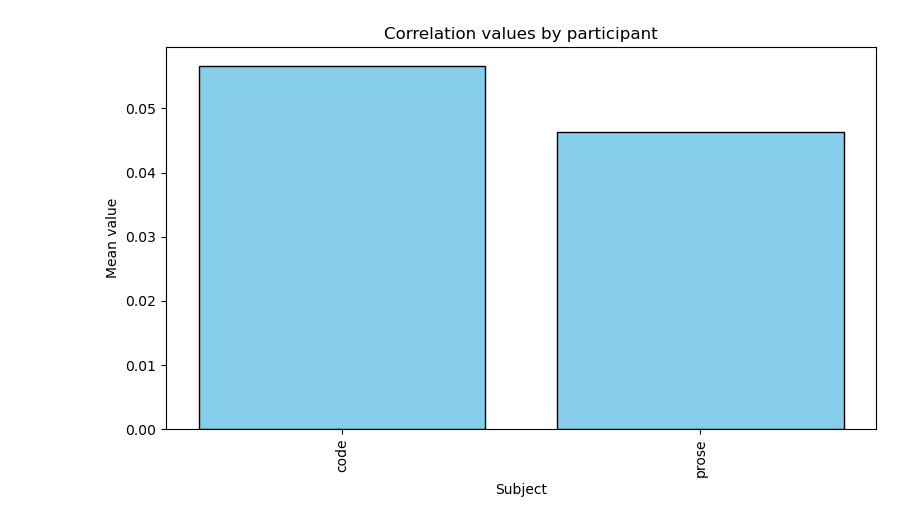
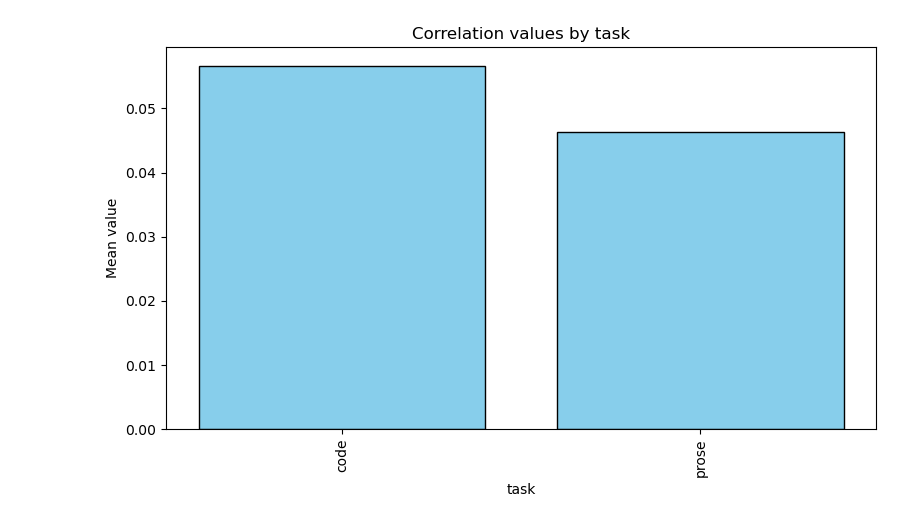
Before and after one commit to largehappygroup/fmri_model, a Jupyter notebook: analysis/fir/plotting_results.ipynb, the cells around one changed output. Saved outputs shown, nothing was run; the diff lists cells and outputs as text; code cells hidden in the pictures.

```diff
--- a/analysis/fir/plotting_results.ipynb
+++ b/analysis/fir/plotting_results.ipynb
@@ -98,19 +114,19 @@ plt.show()
 # %%
 # RQ4 - how do the tasks compare to one another? Collect correlation values for the two tasks
 
 # Compute means
 labels = list(task_performance.keys())
 # labels = [f"{l} Exp: {demo_data.loc[participant_index(l), 'semesters_experience']}, GPA: {demo_data.loc[participant_index(l), 'GPA']}" for l in labels]
 means = [np.mean(v) for v in task_performance.values()]
 
 # Plot
 plt.figure(figsize=(8,5))
 plt.bar(labels, means, color='skyblue', edgecolor='black')
 plt.ylabel("Mean value")
-plt.xlabel("Subject")
+plt.xlabel("task")
 plt.xticks(rotation=90)
-plt.title("Correlation values by participant")
+plt.title("Correlation values by task")
 plt.tight_layout()
 plt.show()
 # %% [output]
-[figure, old version]
+[figure, new version]
```
Also changed, not shown: parts of 8 cells of this notebook, 4 other files.
